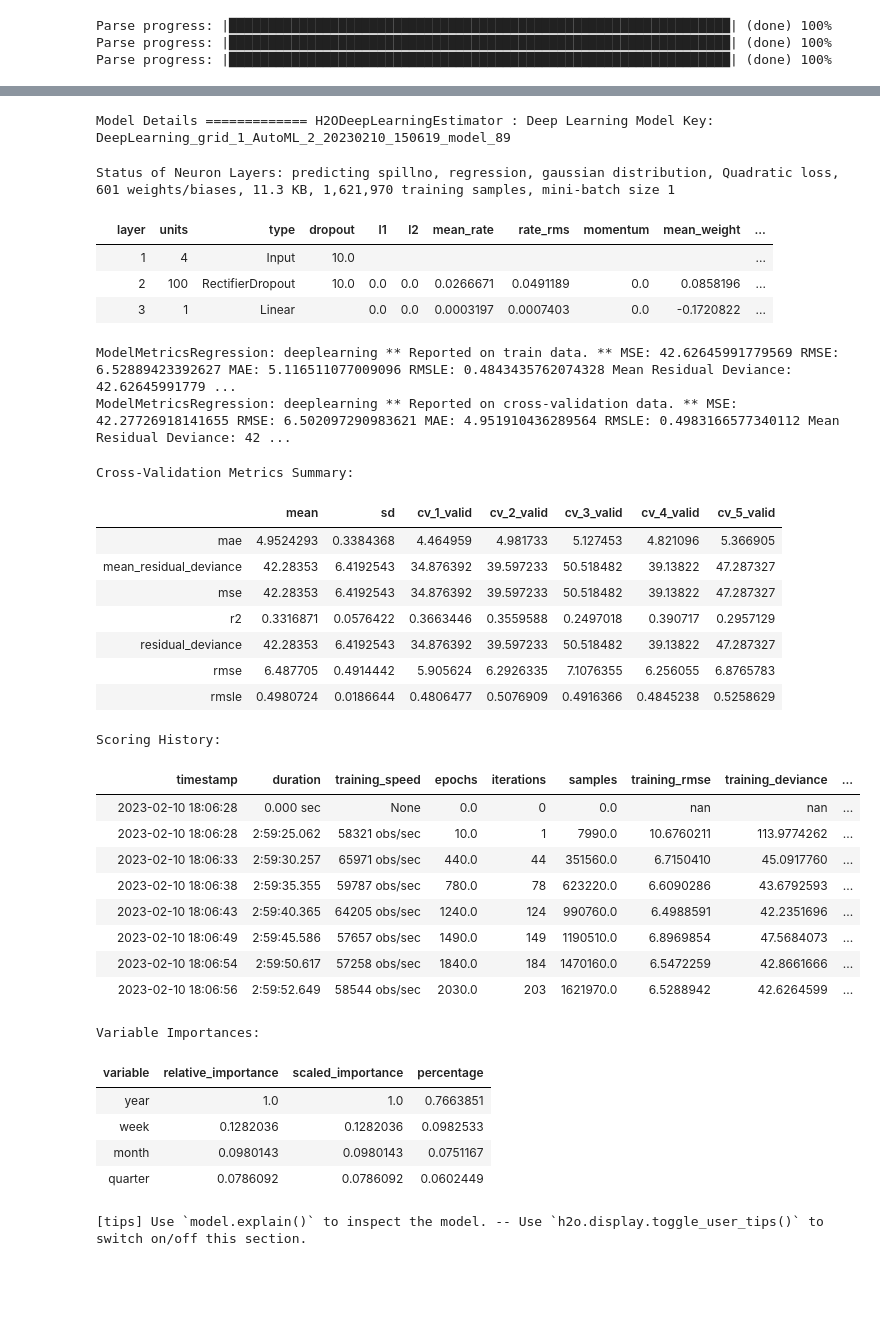
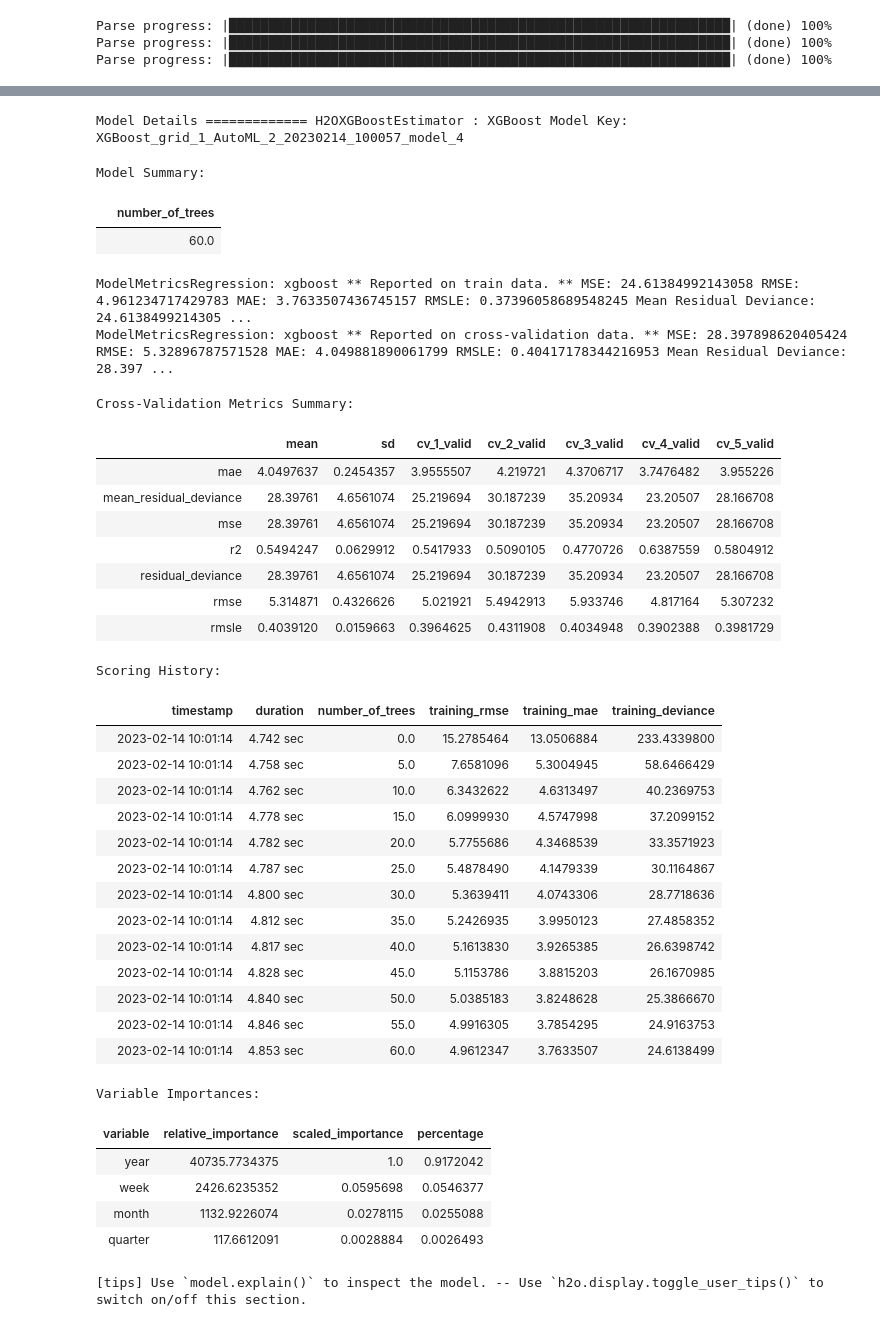
Before and after one commit to fitditcorp4/research, a Jupyter notebook: weekly_dataset02022023_plus_qtr.ipynb, the cells around one changed output, grey strips where cells are left out. Drawn from its saved outputs; the diff is of its cells as text; code cells hidden in the pictures; blank space fills up the shorter version.

```diff
--- a/weekly_dataset02022023_plus_qtr.ipynb
+++ b/weekly_dataset02022023_plus_qtr.ipynb
@@ -470,46 +560,49 @@ lb
 # %%
 #Run AutoML
-aml = H2OAutoML(max_runtime_secs = 21600,
+aml = H2OAutoML(max_runtime_secs = 600,
                 seed = 42)
 aml.train(x = X,
           y = y,
           training_frame = hf_train,
-          leaderboard_frame = hf_test)
+          leaderboard_frame = hf_val)
 # %% [output]
 AutoML progress: |███████████████████████████████████████████████████████████████| (done) 100%
-Model Details ============= H2ODeepLearningEstimator : Deep Learning Model Key: DeepLearning_grid_1_AutoML_2_20230210_150619_model_89
+Model Details ============= H2OXGBoostEstimator : XGBoost Model Key: XGBoost_grid_1_AutoML_2_20230214_100057_model_4
-Status of Neuron Layers: predicting spillno, regression, gaussian distribution, Quadratic loss, 601 weights/biases, 11.3 KB, 1,621,970 training samples, mini-batch size 1
+Model Summary:
-|  | layer | units | type | dropout | l1 | l2 | mean_rate | rate_rms | momentum | mean_weight | ... |
-|  | 1 | 4 | Input | 10.0 |  |  |  |  |  |  | ... |
-|  | 2 | 100 | RectifierDropout | 10.0 | 0.0 | 0.0 | 0.0266671 | 0.0491189 | 0.0 | 0.0858196 | ... |
-|  | 3 | 1 | Linear |  | 0.0 | 0.0 | 0.0003197 | 0.0007403 | 0.0 | -0.1720822 | ... |
+|  | number_of_trees |
+|  | 60.0 |
-ModelMetricsRegression: deeplearning ** Reported on train data. ** MSE: 42.62645991779569 RMSE: 6.52889423392627 MAE: 5.116511077009096 RMSLE: 0.4843435762074328 Mean Residual Deviance: 42.62645991779 ...
-ModelMetricsRegression: deeplearning ** Reported on cross-validation data. ** MSE: 42.27726918141655 RMSE: 6.502097290983621 MAE: 4.951910436289564 RMSLE: 0.4983166577340112 Mean Residual Deviance: 42 ...
+ModelMetricsRegression: xgboost ** Reported on train data. ** MSE: 24.61384992143058 RMSE: 4.961234717429783 MAE: 3.7633507436745157 RMSLE: 0.37396058689548245 Mean Residual Deviance: 24.6138499214305 ...
+ModelMetricsRegression: xgboost ** Reported on cross-validation data. ** MSE: 28.397898620405424 RMSE: 5.32896787571528 MAE: 4.049881890061799 RMSLE: 0.40417178344216953 Mean Residual Deviance: 28.397 ...
 Cross-Validation Metrics Summary:
 |  | mean | sd | cv_1_valid | cv_2_valid | cv_3_valid | cv_4_valid | cv_5_valid |
-| mae | 4.9524293 | 0.3384368 | 4.464959 | 4.981733 | 5.127453 | 4.821096 | 5.366905 |
-| mean_residual_deviance | 42.28353 | 6.4192543 | 34.876392 | 39.597233 | 50.518482 | 39.13822 | 47.287327 |
-| mse | 42.28353 | 6.4192543 | 34.876392 | 39.597233 | 50.518482 | 39.13822 | 47.287327 |
-| r2 | 0.3316871 | 0.0576422 | 0.3663446 | 0.3559588 | 0.2497018 | 0.390717 | 0.2957129 |
-| residual_deviance | 42.28353 | 6.4192543 | 34.876392 | 39.597233 | 50.518482 | 39.13822 | 47.287327 |
-| rmse | 6.487705 | 0.4914442 | 5.905624 | 6.2926335 | 7.1076355 | 6.256055 | 6.8765783 |
-| rmsle | 0.4980724 | 0.0186644 | 0.4806477 | 0.5076909 | 0.4916366 | 0.4845238 | 0.5258629 |
+| mae | 4.0497637 | 0.2454357 | 3.9555507 | 4.219721 | 4.3706717 | 3.7476482 | 3.955226 |
+| mean_residual_deviance | 28.39761 | 4.6561074 | 25.219694 | 30.187239 | 35.20934 | 23.20507 | 28.166708 |
+| mse | 28.39761 | 4.6561074 | 25.219694 | 30.187239 | 35.20934 | 23.20507 | 28.166708 |
+| r2 | 0.5494247 | 0.0629912 | 0.5417933 | 0.5090105 | 0.4770726 | 0.6387559 | 0.5804912 |
+| residual_deviance | 28.39761 | 4.6561074 | 25.219694 | 30.187239 | 35.20934 | 23.20507 | 28.166708 |
+| rmse | 5.314871 | 0.4326626 | 5.021921 | 5.4942913 | 5.933746 | 4.817164 | 5.307232 |
+| rmsle | 0.4039120 | 0.0159663 | 0.3964625 | 0.4311908 | 0.4034948 | 0.3902388 | 0.3981729 |
 Scoring History:
-|  | timestamp | duration | training_speed | epochs | iterations | samples | training_rmse | training_deviance | ... |
-|  | 2023-02-10 18:06:28 | 0.000 sec | None | 0.0 | 0 | 0.0 | nan | nan | ... |
-|  | 2023-02-10 18:06:28 | 2:59:25.062 | 58321 obs/sec | 10.0 | 1 | 7990.0 | 10.6760211 | 113.9774262 | ... |
-|  | 2023-02-10 18:06:33 | 2:59:30.257 | 65971 obs/sec | 440.0 | 44 | 351560.0 | 6.7150410 | 45.0917760 | ... |
-|  | 2023-02-10 18:06:38 | 2:59:35.355 | 59787 obs/sec | 780.0 | 78 | 623220.0 | 6.6090286 | 43.6792593 | ... |
-|  | 2023-02-10 18:06:43 | 2:59:40.365 | 64205 obs/sec | 1240.0 | 124 | 990760.0 | 6.4988591 | 42.2351696 | ... |
-|  | 2023-02-10 18:06:49 | 2:59:45.586 | 57657 obs/sec | 1490.0 | 149 | 1190510.0 | 6.8969854 | 47.5684073 | ... |
-|  | 2023-02-10 18:06:54 | 2:59:50.617 | 57258 obs/sec | 1840.0 | 184 | 1470160.0 | 6.5472259 | 42.8661666 | ... |
-|  | 2023-02-10 18:06:56 | 2:59:52.649 | 58544 obs/sec | 2030.0 | 203 | 1621970.0 | 6.5288942 | 42.6264599 | ... |
+|  | timestamp | duration | number_of_trees | training_rmse | training_mae | training_deviance |
+|  | 2023-02-14 10:01:14 | 4.742 sec | 0.0 | 15.2785464 | 13.0506884 | 233.4339800 |
+|  | 2023-02-14 10:01:14 | 4.758 sec | 5.0 | 7.6581096 | 5.3004945 | 58.6466429 |
+|  | 2023-02-14 10:01:14 | 4.762 sec | 10.0 | 6.3432622 | 4.6313497 | 40.2369753 |
+|  | 2023-02-14 10:01:14 | 4.778 sec | 15.0 | 6.0999930 | 4.5747998 | 37.2099152 |
+|  | 2023-02-14 10:01:14 | 4.782 sec | 20.0 | 5.7755686 | 4.3468539 | 33.3571923 |
+|  | 2023-02-14 10:01:14 | 4.787 sec | 25.0 | 5.4878490 | 4.1479339 | 30.1164867 |
+|  | 2023-02-14 10:01:14 | 4.800 sec | 30.0 | 5.3639411 | 4.0743306 | 28.7718636 |
+|  | 2023-02-14 10:01:14 | 4.812 sec | 35.0 | 5.2426935 | 3.9950123 | 27.4858352 |
+|  | 2023-02-14 10:01:14 | 4.817 sec | 40.0 | 5.1613830 | 3.9265385 | 26.6398742 |
+|  | 2023-02-14 10:01:14 | 4.828 sec | 45.0 | 5.1153786 | 3.8815203 | 26.1670985 |
+|  | 2023-02-14 10:01:14 | 4.840 sec | 50.0 | 5.0385183 | 3.8248628 | 25.3866670 |
+|  | 2023-02-14 10:01:14 | 4.846 sec | 55.0 | 4.9916305 | 3.7854295 | 24.9163753 |
+|  | 2023-02-14 10:01:14 | 4.853 sec | 60.0 | 4.9612347 | 3.7633507 | 24.6138499 |
 Variable Importances:
 | variable | relative_importance | scaled_importance | percentage |
-| year | 1.0 | 1.0 | 0.7663851 |
-| week | 0.1282036 | 0.1282036 | 0.0982533 |
-| month | 0.0980143 | 0.0980143 | 0.0751167 |
-| quarter | 0.0786092 | 0.0786092 | 0.0602449 |
+| year | 40735.7734375 | 1.0 | 0.9172042 |
+| week | 2426.6235352 | 0.0595698 | 0.0546377 |
+| month | 1132.9226074 | 0.0278115 | 0.0255088 |
+| quarter | 117.6612091 | 0.0028884 | 0.0026493 |
 [tips] Use `model.explain()` to inspect the model. -- Use `h2o.display.toggle_user_tips()` to switch on/off this section.
 # %%
  #Check the leaderboard
```
Also changed, not shown: parts of 33 cells of this notebook.
